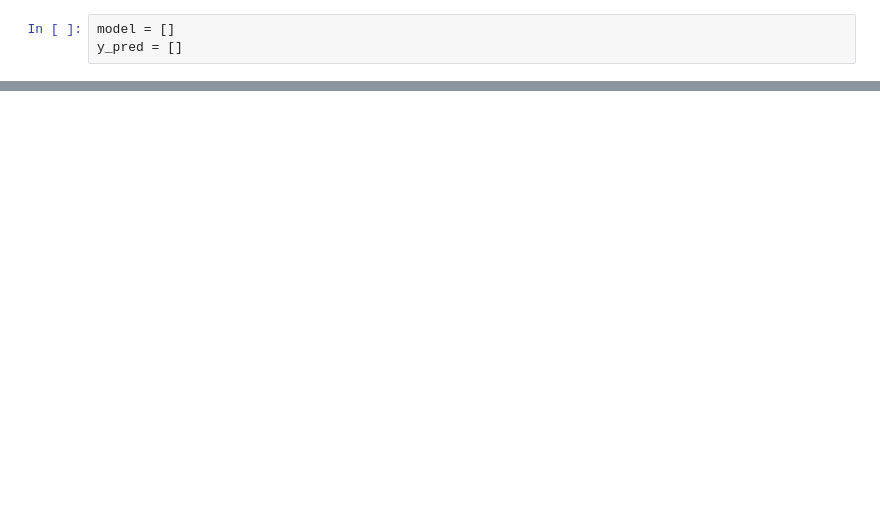
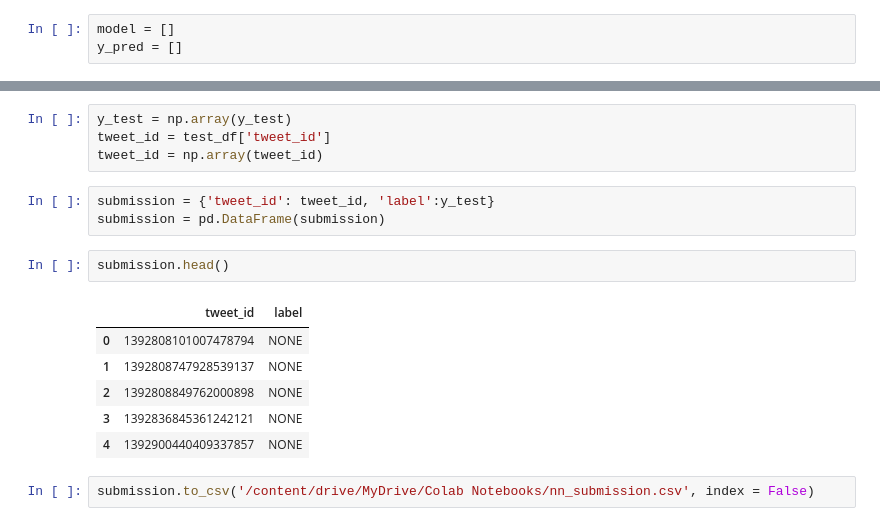
Before and after one commit to prith27/NLP-2021, a Jupyter notebook: indic_bert/IndicBertNN.ipynb, the cells around one changed output, grey strips where cells are left out. Drawn from its saved outputs; the diff is of its cells as text; blank space fills up the shorter version.

```diff
--- a/indic_bert/IndicBertNN.ipynb
+++ b/indic_bert/IndicBertNN.ipynb
@@ -105,0 +425,18 @@ y_pred = []
+# %%
+y_test = np.array(y_test)
+tweet_id = test_df['tweet_id']
+tweet_id = np.array(tweet_id)
+# %%
+submission = {'tweet_id': tweet_id, 'label':y_test}
+submission = pd.DataFrame(submission)
+# %%
+submission.head()
+# %% [output]
+|  | tweet_id | label |
+| 0 | 1392808101007478794 | NONE |
+| 1 | 1392808747928539137 | NONE |
+| 2 | 1392808849762000898 | NONE |
+| 3 | 1392836845361242121 | NONE |
+| 4 | 1392900440409337857 | NONE |
+# %%
+submission.to_csv('/content/drive/MyDrive/Colab Notebooks/nn_submission.csv', index = False)
```
Also changed, not shown: parts of 48 cells of this notebook, 1 other file.
